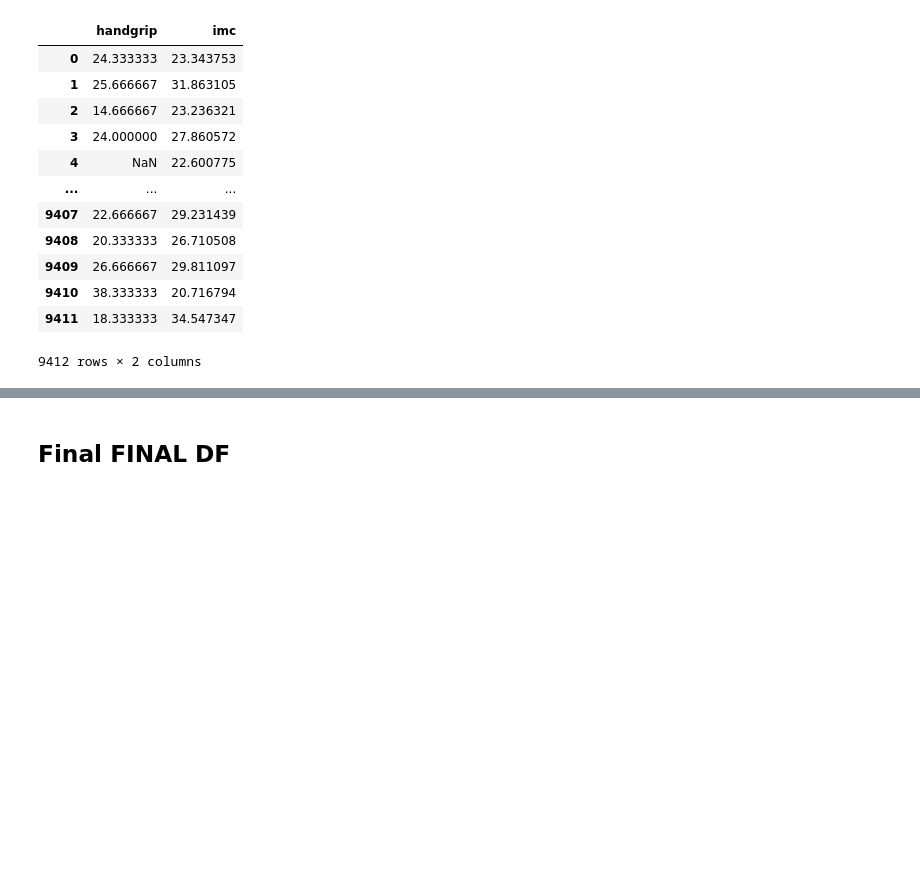
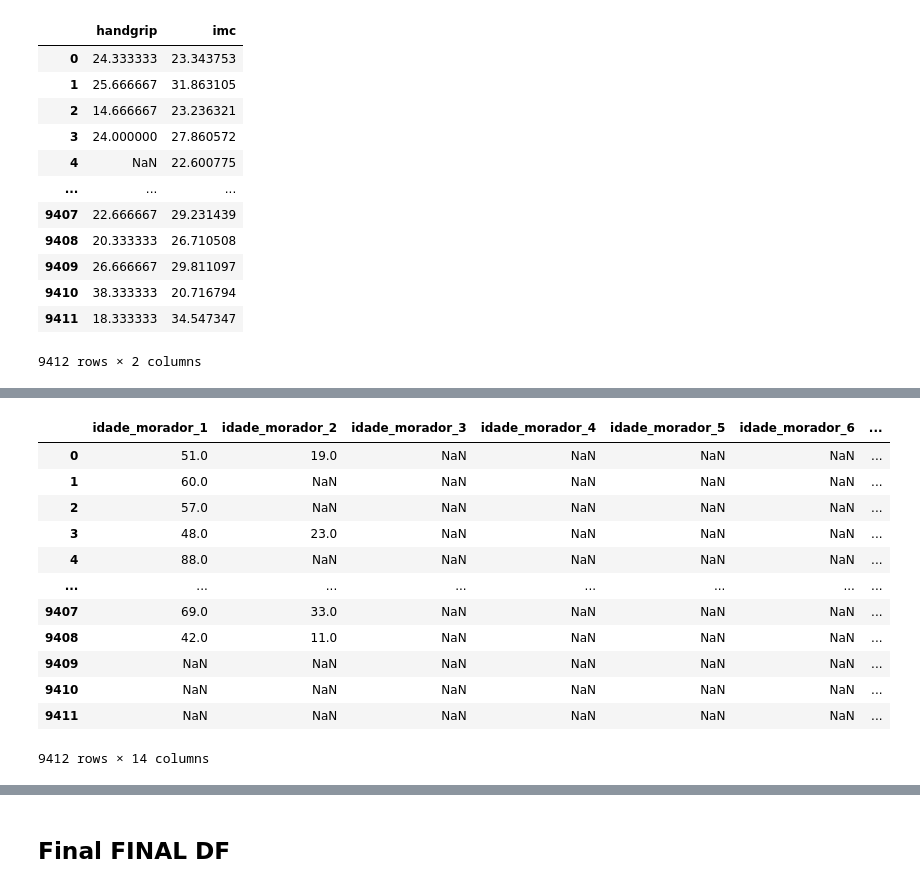
Before and after one commit to vinicind/intrinsic-capacity, a Jupyter notebook: dataset_generation.ipynb, the cells around one changed output, grey strips where cells are left out. Cells and saved outputs as stored; diff of their text form; code cells hidden in the pictures; blank space fills up the shorter version.

```diff
--- a/dataset_generation.ipynb
+++ b/dataset_generation.ipynb
@@ -1024,0 +1091,16 @@ vitality_df
+# %%
+idade_moradores
+# %% [output]
+|  | idade_morador_1 | idade_morador_2 | idade_morador_3 | idade_morador_4 | idade_morador_5 | idade_morador_6 | ... |
+| 0 | 51.0 | 19.0 | NaN | NaN | NaN | NaN | ... |
+| 1 | 60.0 | NaN | NaN | NaN | NaN | NaN | ... |
+| 2 | 57.0 | NaN | NaN | NaN | NaN | NaN | ... |
+| 3 | 48.0 | 23.0 | NaN | NaN | NaN | NaN | ... |
+| 4 | 88.0 | NaN | NaN | NaN | NaN | NaN | ... |
+| ... | ... | ... | ... | ... | ... | ... | ... |
+| 9407 | 69.0 | 33.0 | NaN | NaN | NaN | NaN | ... |
+| 9408 | 42.0 | 11.0 | NaN | NaN | NaN | NaN | ... |
+| 9409 | NaN | NaN | NaN | NaN | NaN | NaN | ... |
+| 9410 | NaN | NaN | NaN | NaN | NaN | NaN | ... |
+| 9411 | NaN | NaN | NaN | NaN | NaN | NaN | ... |
+9412 rows × 14 columns
```
Also changed, not shown: parts of 14 cells of this notebook, 3 other files.
